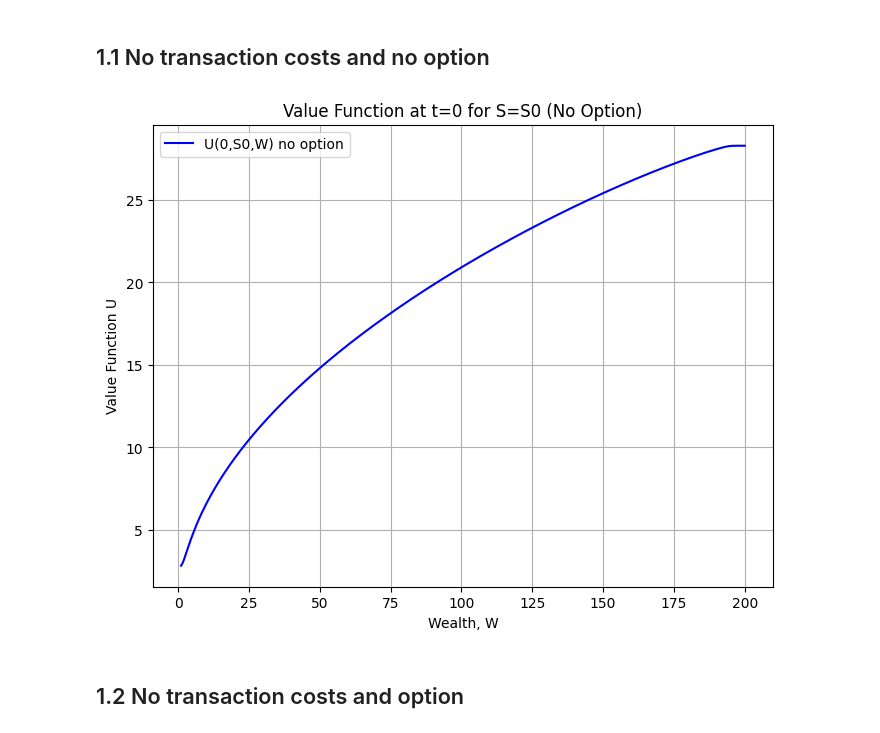
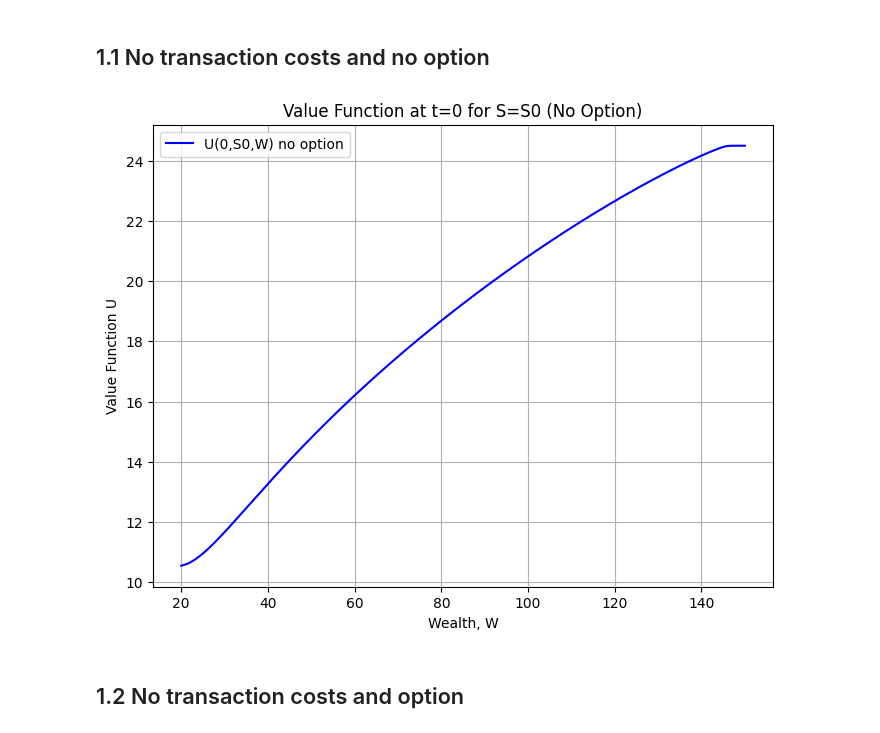
Before and after one commit to JulesArzel/Deep_Hedging_v2, a Jupyter notebook: Main.ipynb, the cells around one changed output. Saved outputs shown, nothing was run; the diff lists cells and outputs as text; code cells hidden in the pictures.

```diff
--- a/Main.ipynb
+++ b/Main.ipynb
@@ -8,7 +9,7 @@ from scipy.optimize import minimize_scalar
 # Parameters
 # ------------------------------
 T = 1.0
-N_t = 20
+N_t = 30
 dt = T / N_t
 
 S0 = 100.0
@@ -19,7 +20,7 @@ K = 100.0
 gamma = 0.5
 lambda_tc = 0.01
 
-pi_vals = np.linspace(-3, 4, 100)
+pi_vals = np.linspace(-2, 2, 100)
 
 u = np.exp(sigma * np.sqrt(dt))
 d = np.exp(-sigma * np.sqrt(dt))
@@ -28,7 +29,7 @@ p = (np.exp(alpha * dt) - d) / (u - d)
 # ------------------------------
 # Wealth Grid
 # ------------------------------
-W_min, W_max = 1.0, 200.0
+W_min, W_max = 20.0, 150.0
 N_W = 400
 W_grid = np.linspace(W_min, W_max, N_W)
 
@@ -61,52 +62,65 @@ def terminal_utility_no_option(S):
 # ------------------------------
 # Dynamic Programming Solver (No Transaction Costs, No Option)
 # ------------------------------
+
 def solve_dp_no_transaction_cost(terminal_utility_func):
     U = {}
     Pi = {}
+
     for i in range(N_t + 1):
         S_val = S0 * (u**i) * (d**(N_t - i))
         U[(N_t, i)] = terminal_utility_func(S_val)
         Pi[(N_t, i)] = np.zeros(N_W)
 
     for n in reversed(range(N_t)):
         for i in range(n + 1):
             S_val = S0 * (u**i) * (d**(n - i))
             U_val = np.zeros(N_W)
             Pi_val = np.zeros(N_W)
+
             for j, W in enumerate(W_grid):
-                best_val = -1e12
-                best_pi = -1e12
-                for pi in pi_vals:
+                def objective_pi(pi):
                     W_up = W * (1 + r * dt + pi * ((alpha - r) * dt + sigma * np.sqrt(dt)))
                     W_down = W * (1 + r * dt + pi * ((alpha - r) * dt - sigma * np.sqrt(dt)))
                     U_up = interp_value(W_up, W_grid, U[(n+1, i+1)])
                     U_down = interp_value(W_down, W_grid, U[(n+1, i)])
-                    U_pi = p * U_up + (1 - p) * U_down
-                    if U_pi > best_val:
-                        best_val = U_pi
-                        best_pi = pi
-                U_val[j] = best_val
-                Pi_val[j] = best_pi
+                    #U_up_interp = interp1d(W_grid, U[(n+1, i+1)], kind='cubic', fill_value="extrapolate", bounds_error=False)
+                    #U_down_interp = interp1d(W_grid, U[(n+1, i)], kind='cubic', fill_value="extrapolate", bounds_error=False)
+                    #U_up = U_up_interp(np.clip(W_up, W_min, W_max))
+                    #U_down = U_down_interp(np.clip(W_down, W_min, W_max))
+
+                    expected_U = p * U_up + (1 - p) * U_down
+                    return -expected_U
+
+                res = minimize_scalar(
+                    objective_pi,
+                    bounds=(-2, 2),
+                    method='bounded'
+                )
+
+                Pi_val[j] = res.x
+                U_val[j] = -res.fun
+
             U[(n, i)] = U_val
             Pi[(n, i)] = Pi_val
+
     return U, Pi
 
 # ------------------------------
 # Solve and Plot (No Option)
 # ------------------------------
 U_no_opt, Pi_no_opt = solve_dp_no_transaction_cost(terminal_utility_no_option)
 
 plt.figure(figsize=(8, 6))
 plt.plot(W_grid, U_no_opt[(0, 0)], 'b-', label="U(0,S0,W) no option")
 plt.xlabel("Wealth, W")
 plt.ylabel("Value Function U")
 plt.title("Value Function at t=0 for S=S0 (No Option)")
 plt.legend()
 plt.grid(True)
 plt.show()
 # %% [output]
-[figure, old version]
+[figure, new version]
 # %% [markdown]
 ## 1.2 No transaction costs and option
 # %%
```
Also changed, not shown: parts of 5 cells of this notebook, 2 other files.
